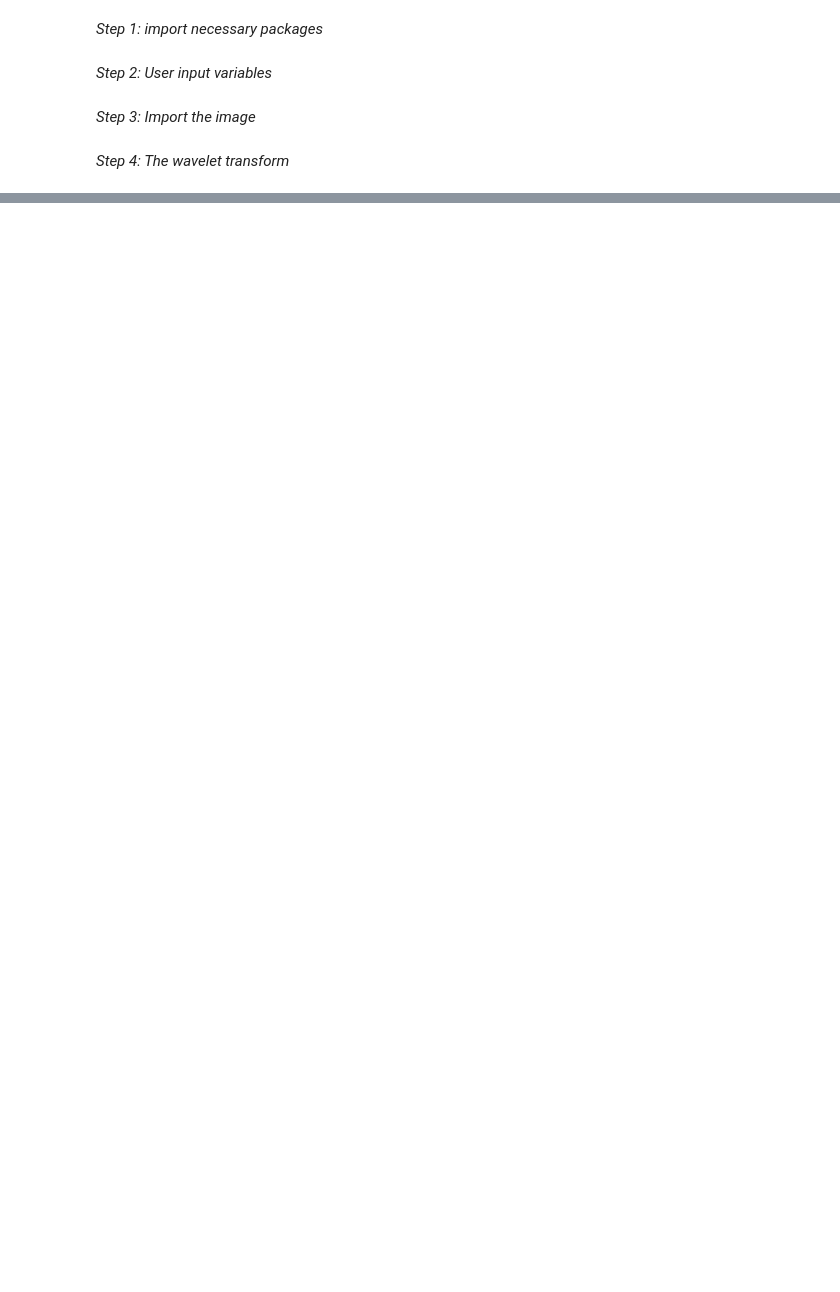
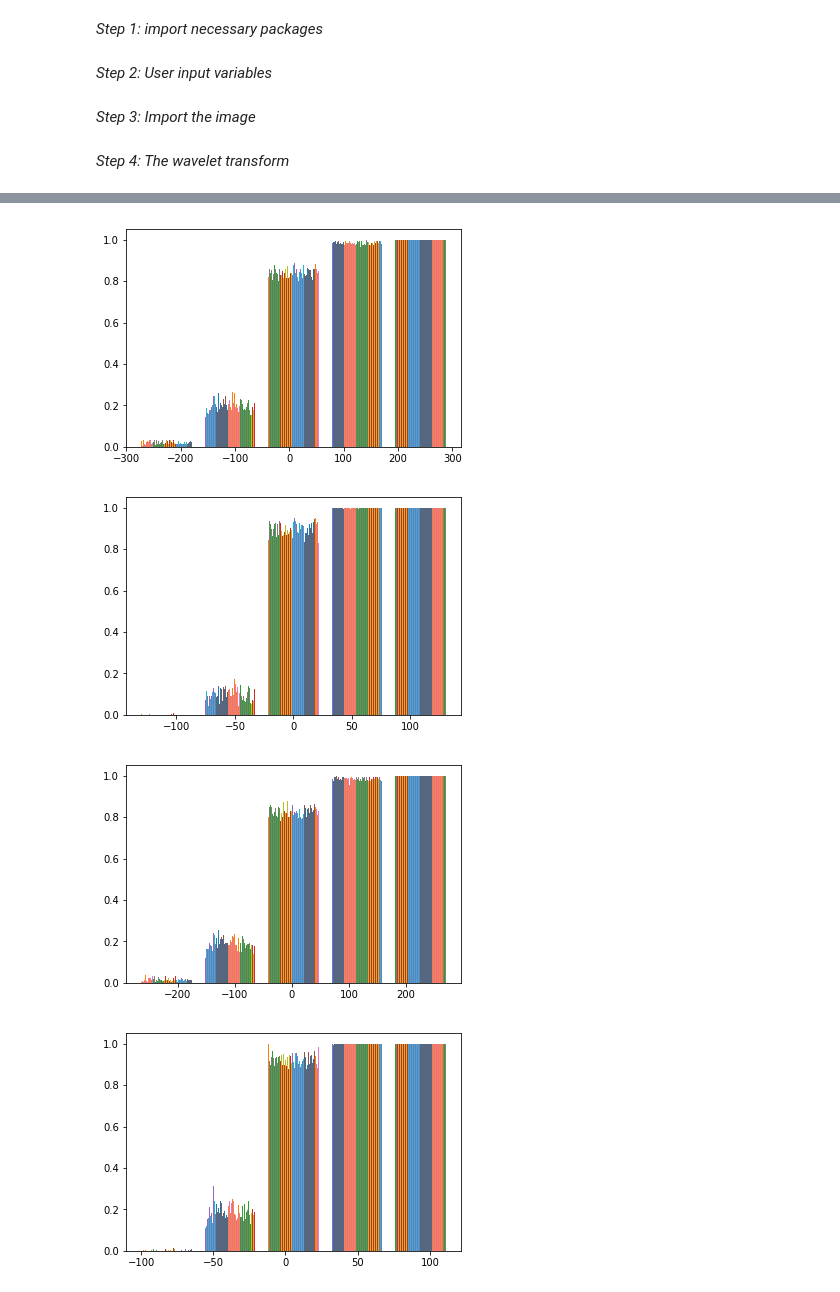
Before and after one commit to hhelmbre/Rockstar-Lifestyle, a Jupyter notebook: examples/Wavelets-for-funsies.ipynb, the cells around one changed output, grey strips where cells are left out. Saved outputs shown, nothing was run; the diff lists cells and outputs as text; code cells hidden in the pictures; blank space fills up the shorter version.

```diff
--- a/examples/Wavelets-for-funsies.ipynb
+++ b/examples/Wavelets-for-funsies.ipynb
@@ -9,10 +13,10 @@ import pywt
 *Step 2: User input variables*
 # %%
 #List of the number of bins you want for the histograms
-bin_list = [3]
+bin_list = [5]
 
 #List for the gaussian blur sigma variable
-gauss_blur_list = [0,1] #Funciton only works for two gauss blurs currently
+gauss_blur_list = [0,3] #Funciton only works for two gauss blurs currently
 
 #Contrast value for the image enhancement later
 contrast_value = 200.0
@@ -28,0 +53,7 @@ image = np.array(g)
+# %%
+mult.Multi_res_hist_full(HL, bin_list, gauss_blur_list)
+# %% [output]
+[figure, added]
+[figure, added]
+[figure, added]
+[figure, added]
```
Also changed, not shown: parts of 8 cells of this notebook.
